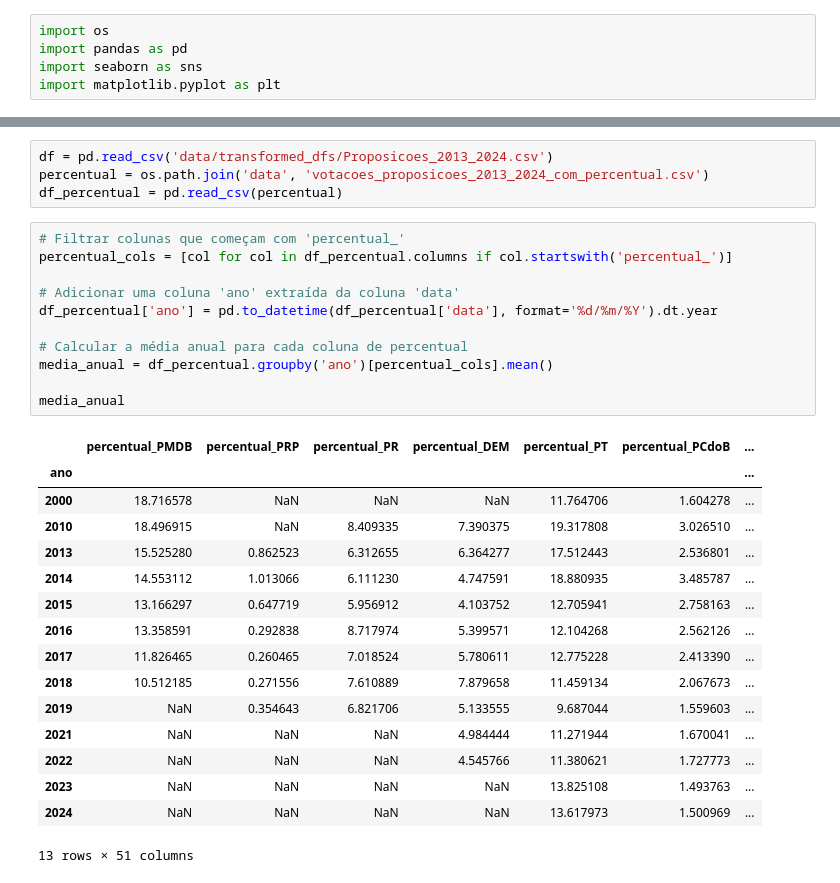
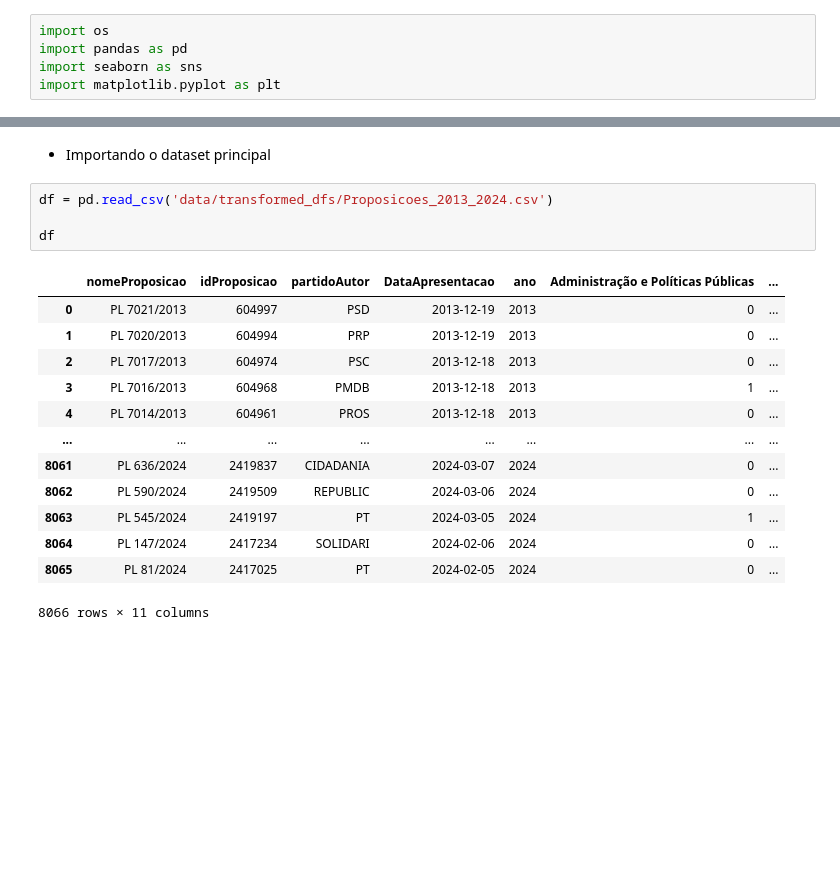
Before and after one commit to adriel1ft/NN_project, a Jupyter notebook: presenca_partido.ipynb, the cells around one changed output, grey strips where cells are left out. Saved outputs shown, nothing was run; the diff lists cells and outputs as text; blank space fills up the shorter version.

Commit message:
influencias dos partidos + atualizacao dataset

```diff
--- a/presenca_partido.ipynb
+++ b/presenca_partido.ipynb
@@ -8,32 +495,20 @@ import matplotlib.pyplot as plt
+# %% [markdown]
+- Importando o dataset principal
 # %%
 df = pd.read_csv('data/transformed_dfs/Proposicoes_2013_2024.csv')
-percentual = os.path.join('data', 'votacoes_proposicoes_2013_2024_com_percentual.csv')
-df_percentual = pd.read_csv(percentual)
+
+df
+# %% [output]
+|  | nomeProposicao | idProposicao | partidoAutor | DataApresentacao | ano | Administração e Políticas Públicas | ... |
+| 0 | PL 7021/2013 | 604997 | PSD | 2013-12-19 | 2013 | 0 | ... |
+| 1 | PL 7020/2013 | 604994 | PRP | 2013-12-19 | 2013 | 0 | ... |
+| 2 | PL 7017/2013 | 604974 | PSC | 2013-12-18 | 2013 | 0 | ... |
+| 3 | PL 7016/2013 | 604968 | PMDB | 2013-12-18 | 2013 | 1 | ... |
+| 4 | PL 7014/2013 | 604961 | PROS | 2013-12-18 | 2013 | 0 | ... |
+| ... | ... | ... | ... | ... | ... | ... | ... |
+| 8061 | PL 636/2024 | 2419837 | CIDADANIA | 2024-03-07 | 2024 | 0 | ... |
+| 8062 | PL 590/2024 | 2419509 | REPUBLIC | 2024-03-06 | 2024 | 0 | ... |
+| 8063 | PL 545/2024 | 2419197 | PT | 2024-03-05 | 2024 | 1 | ... |
+| 8064 | PL 147/2024 | 2417234 | SOLIDARI | 2024-02-06 | 2024 | 0 | ... |
+| 8065 | PL 81/2024 | 2417025 | PT | 2024-02-05 | 2024 | 0 | ... |
+8066 rows × 11 columns
-# %%
-# Filtrar colunas que começam com 'percentual_'
-percentual_cols = [col for col in df_percentual.columns if col.startswith('percentual_')]
-
-# Adicionar uma coluna 'ano' extraída da coluna 'data'
-df_percentual['ano'] = pd.to_datetime(df_percentual['data'], format='%d/%m/%Y').dt.year
-
-# Calcular a média anual para cada coluna de percentual
-media_anual = df_percentual.groupby('ano')[percentual_cols].mean()
-
-media_anual
-# %% [output]
-|  | percentual_PMDB | percentual_PRP | percentual_PR | percentual_DEM | percentual_PT | percentual_PCdoB | ... |
-| ano |  |  |  |  |  |  | ... |
-| 2000 | 18.716578 | NaN | NaN | NaN | 11.764706 | 1.604278 | ... |
-| 2010 | 18.496915 | NaN | 8.409335 | 7.390375 | 19.317808 | 3.026510 | ... |
-| 2013 | 15.525280 | 0.862523 | 6.312655 | 6.364277 | 17.512443 | 2.536801 | ... |
-| 2014 | 14.553112 | 1.013066 | 6.111230 | 4.747591 | 18.880935 | 3.485787 | ... |
-| 2015 | 13.166297 | 0.647719 | 5.956912 | 4.103752 | 12.705941 | 2.758163 | ... |
-| 2016 | 13.358591 | 0.292838 | 8.717974 | 5.399571 | 12.104268 | 2.562126 | ... |
-| 2017 | 11.826465 | 0.260465 | 7.018524 | 5.780611 | 12.775228 | 2.413390 | ... |
-| 2018 | 10.512185 | 0.271556 | 7.610889 | 7.879658 | 11.459134 | 2.067673 | ... |
-| 2019 | NaN | 0.354643 | 6.821706 | 5.133555 | 9.687044 | 1.559603 | ... |
-| 2021 | NaN | NaN | NaN | 4.984444 | 11.271944 | 1.670041 | ... |
-| 2022 | NaN | NaN | NaN | 4.545766 | 11.380621 | 1.727773 | ... |
-| 2023 | NaN | NaN | NaN | NaN | 13.825108 | 1.493763 | ... |
-| 2024 | NaN | NaN | NaN | NaN | 13.617973 | 1.500969 | ... |
-13 rows × 51 columns
```
Also changed, not shown: parts of 32 cells of this notebook, 2 other files.
